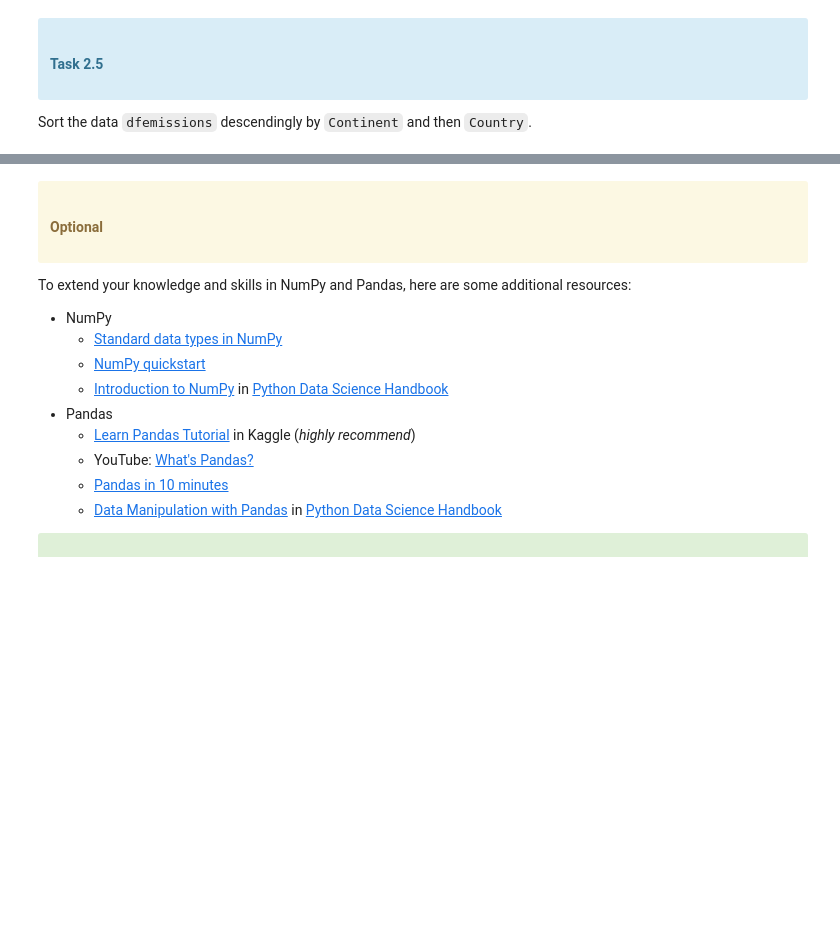
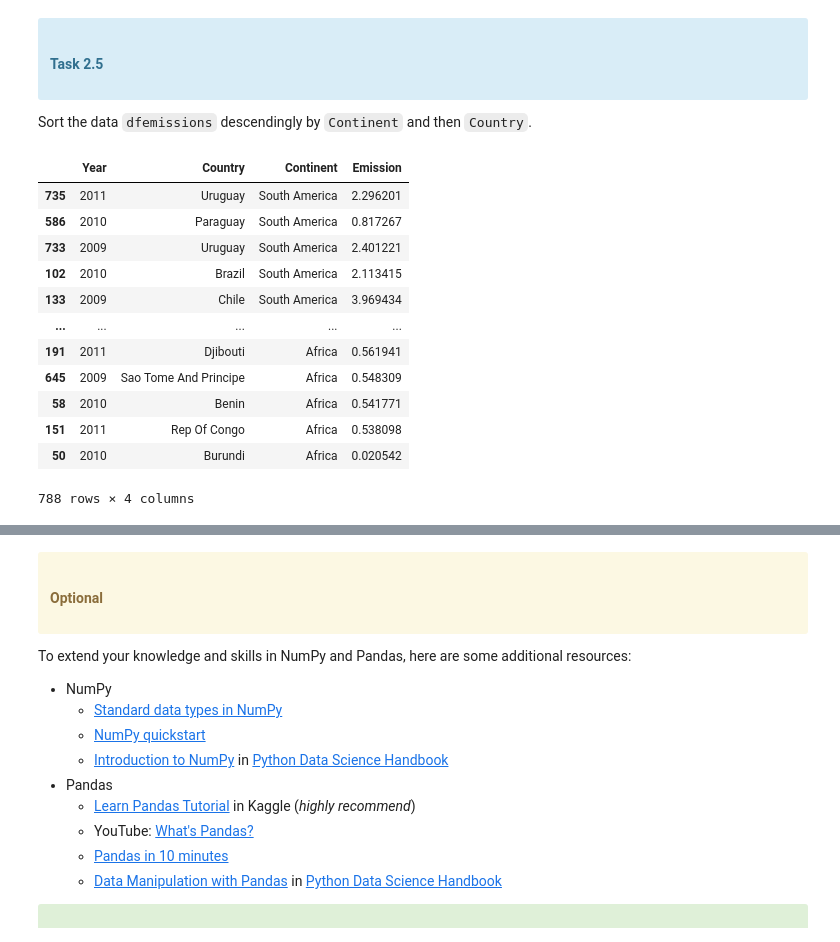
Before and after one commit to Sati2030/COMP1008_Seiji, a Jupyter notebook: Labs/Lab1/Exercise_1_Numpy_Pandas.ipynb, the cells around one changed output, grey strips where cells are left out. Drawn from its saved outputs; the diff is of its cells as text; code cells hidden in the pictures; blank space fills up the shorter version.

```diff
--- a/Labs/Lab1/Exercise_1_Numpy_Pandas.ipynb
+++ b/Labs/Lab1/Exercise_1_Numpy_Pandas.ipynb
@@ -346,3 +678,18 @@ dfemissions.head()
 Sort the data `dfemissions` descendingly by `Continent` and then `Country`.
 # %%
 # Your code goes here.
+dfemissions.sort_values(by='Continent',ascending=False)
+# %% [output]
+|  | Year | Country | Continent | Emission |
+| 735 | 2011 | Uruguay | South America | 2.296201 |
+| 586 | 2010 | Paraguay | South America | 0.817267 |
+| 733 | 2009 | Uruguay | South America | 2.401221 |
+| 102 | 2010 | Brazil | South America | 2.113415 |
+| 133 | 2009 | Chile | South America | 3.969434 |
+| ... | ... | ... | ... | ... |
+| 191 | 2011 | Djibouti | Africa | 0.561941 |
+| 645 | 2009 | Sao Tome And Principe | Africa | 0.548309 |
+| 58 | 2010 | Benin | Africa | 0.541771 |
+| 151 | 2011 | Rep Of Congo | Africa | 0.538098 |
+| 50 | 2010 | Burundi | Africa | 0.020542 |
+788 rows × 4 columns
```
Also changed, not shown: parts of 71 cells of this notebook, 1 other file.
